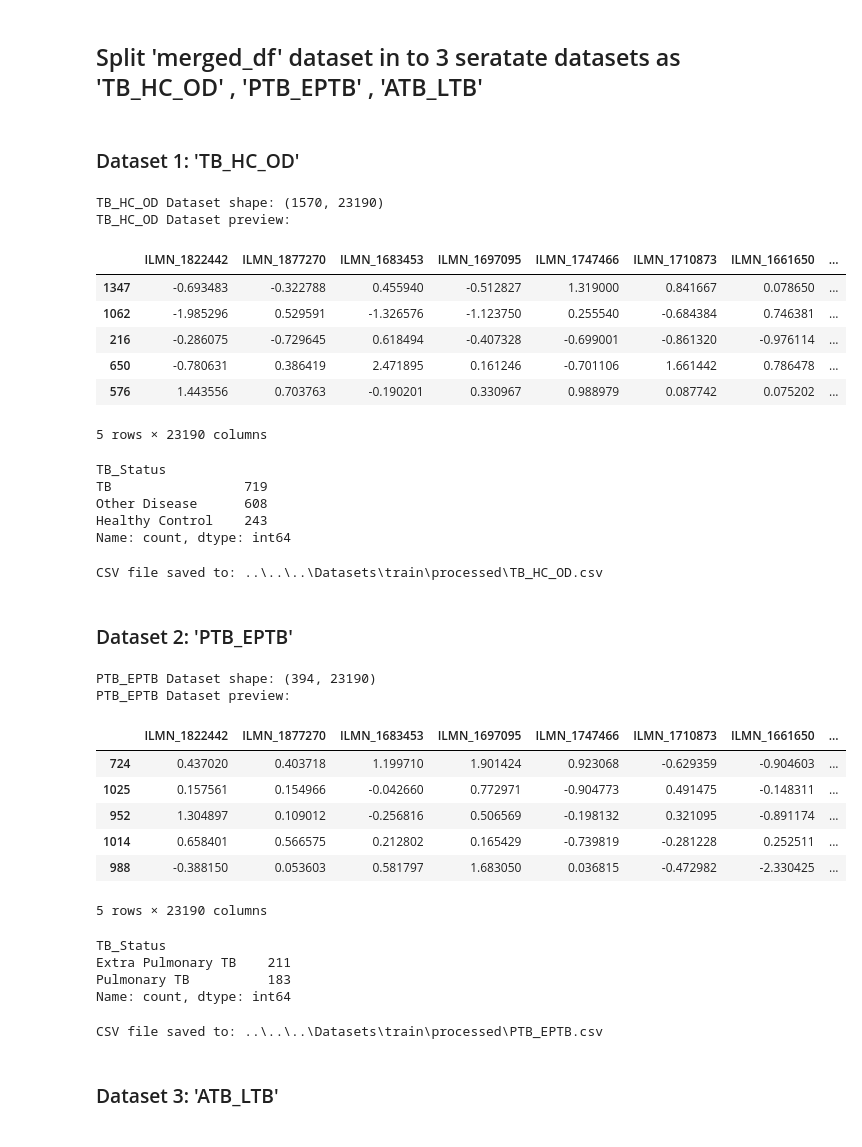
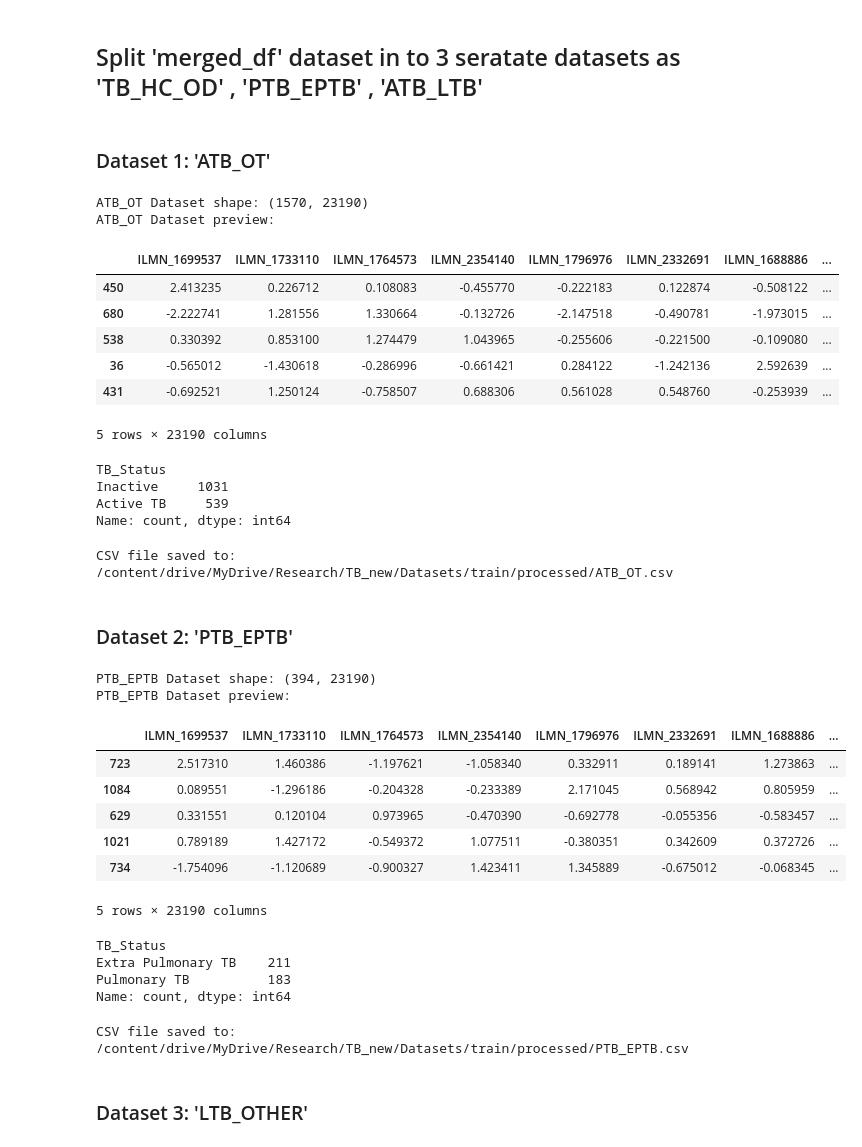
Before and after one commit to Nuwantha97/TB_Research_new, a Jupyter notebook: 1. preprocessing/train/Datasets_preparation.ipynb, the cells around one changed output. Saved outputs shown, nothing was run; the diff lists cells and outputs as text; code cells hidden in the pictures.

Commit message:
update paths and change data sets

```diff
--- a/1. preprocessing/train/Datasets_preparation.ipynb
+++ b/1. preprocessing/train/Datasets_preparation.ipynb
@@ -7,14 +13,14 @@ import pandas as pd
 from sklearn.preprocessing import StandardScaler
 # %%
 # Dataset 1: processed_dataset1
-df1 = pd.read_csv(r'..\..\..\Datasets\train\processed\processed_dataset1.csv')
+df1 = pd.read_csv(r'/content/drive/MyDrive/Research/TB_new/Datasets/train/processed/processed_dataset1.csv')
 # Dataset 2: processed_dataset2
-df2 = pd.read_csv(r'..\..\..\Datasets\train\processed\processed_dataset2.csv')
+df2 = pd.read_csv(r'/content/drive/MyDrive/Research/TB_new/Datasets/train/processed/processed_dataset2.csv')
 # Dataset 3: processed_dataset3
-df3 = pd.read_csv(r'..\..\..\Datasets\train\processed\processed_dataset3.csv')
+df3 = pd.read_csv(r'/content/drive/MyDrive/Research/TB_new/Datasets/train/processed/processed_dataset3.csv')
 # Dataset 4: processed_dataset4
-df4 = pd.read_csv(r'..\..\..\Datasets\train\processed\processed_dataset4.csv')
+df4 = pd.read_csv(r'/content/drive/MyDrive/Research/TB_new/Datasets/train/processed/processed_dataset4.csv')
 # Dataset 5: processed_dataset5
-df5 = pd.read_csv(r'..\..\..\Datasets\train\processed\processed_dataset5.csv')
+df5 = pd.read_csv(r'/content/drive/MyDrive/Research/TB_new/Datasets/train/processed/processed_dataset5.csv')
 # %% [markdown]
 ## Identify and Keep Common Genes (Features) Across All Datasets
@@ -73,48 +103,51 @@ Series([], dtype: int64)
 # %% [markdown]
 ## Split 'merged_df' dataset in to 3 seratate datasets as 'TB_HC_OD' , 'PTB_EPTB' , 'ATB_LTB'
 # %% [markdown]
-### Dataset 1: 'TB_HC_OD'
+### Dataset 1: 'ATB_OT'
 # %%
 # Dataset 1: 'TB_HC_OD'
 # Replace 'Active TB', 'Latent TB', 'Pulmonary TB', and 'Extra Pulmonary TB' with 'TB' in 'TB_Status'
-TB_HC_OD = merged_df.copy()
-TB_HC_OD['TB_Status'] = TB_HC_OD['TB_Status'].replace(
-    ['Active TB', 'Latent TB', 'Pulmonary TB', 'Extra Pulmonary TB'], 'TB'
+ATB_OT = merged_df.copy()
+ATB_OT['TB_Status'] = ATB_OT['TB_Status'].replace(
+    ['Active TB', 'Pulmonary TB', 'Extra Pulmonary TB', 'TB'], 'Active TB'
 )
+
+ATB_OT['TB_Status'] = ATB_OT['TB_Status'].replace(
+    ['Latent TB', 'Other Disease', 'Healthy Control'], 'Inactive'
+)
 # %%
 # Verifying the shape and preview of each dataset
-print("TB_HC_OD Dataset shape:", TB_HC_OD.shape)
-print("TB_HC_OD Dataset preview:\n")
-TB_HC_OD.sample(5)
+print("ATB_OT Dataset shape:", ATB_OT.shape)
+print("ATB_OT Dataset preview:\n")
+ATB_OT.sample(5)
 # %% [output]
-TB_HC_OD Dataset shape: (1570, 23190)
-TB_HC_OD Dataset preview:
+ATB_OT Dataset shape: (1570, 23190)
+ATB_OT Dataset preview:
-|  | ILMN_1822442 | ILMN_1877270 | ILMN_1683453 | ILMN_1697095 | ILMN_1747466 | ILMN_1710873 | ILMN_1661650 | ... |
-| 1347 | -0.693483 | -0.322788 | 0.455940 | -0.512827 | 1.319000 | 0.841667 | 0.078650 | ... |
-| 1062 | -1.985296 | 0.529591 | -1.326576 | -1.123750 | 0.255540 | -0.684384 | 0.746381 | ... |
-| 216 | -0.286075 | -0.729645 | 0.618494 | -0.407328 | -0.699001 | -0.861320 | -0.976114 | ... |
-| 650 | -0.780631 | 0.386419 | 2.471895 | 0.161246 | -0.701106 | 1.661442 | 0.786478 | ... |
-| 576 | 1.443556 | 0.703763 | -0.190201 | 0.330967 | 0.988979 | 0.087742 | 0.075202 | ... |
+|  | ILMN_1699537 | ILMN_1733110 | ILMN_1764573 | ILMN_2354140 | ILMN_1796976 | ILMN_2332691 | ILMN_1688886 | ... |
+| 450 | 2.413235 | 0.226712 | 0.108083 | -0.455770 | -0.222183 | 0.122874 | -0.508122 | ... |
+| 680 | -2.222741 | 1.281556 | 1.330664 | -0.132726 | -2.147518 | -0.490781 | -1.973015 | ... |
+| 538 | 0.330392 | 0.853100 | 1.274479 | 1.043965 | -0.255606 | -0.221500 | -0.109080 | ... |
+| 36 | -0.565012 | -1.430618 | -0.286996 | -0.661421 | 0.284122 | -1.242136 | 2.592639 | ... |
+| 431 | -0.692521 | 1.250124 | -0.758507 | 0.688306 | 0.561028 | 0.548760 | -0.253939 | ... |
 5 rows × 23190 columns
 # %%
 # Get the number of occurrences for each class in the 'TB_Status' column
-class_counts = TB_HC_OD['TB_Status'].value_counts()
+class_counts = ATB_OT['TB_Status'].value_counts()
 
 # Display the class counts
 print(class_counts)
 # %% [output]
 TB_Status
-TB                 719
-Other Disease      608
-Healthy Control    243
+Inactive     1031
+Active TB     539
 Name: count, dtype: int64
 # %%
 # Save the DataFrame as a CSV file
-output_csv_path = r'..\..\..\Datasets\train\processed\TB_HC_OD.csv'
-TB_HC_OD.to_csv(output_csv_path, index=False)
+output_csv_path = r'/content/drive/MyDrive/Research/TB_new/Datasets/train/processed/ATB_OT.csv'
+ATB_OT.to_csv(output_csv_path, index=False)
 print("CSV file saved to:", output_csv_path)
 # %% [output]
-CSV file saved to: ..\..\..\Datasets\train\processed\TB_HC_OD.csv
+CSV file saved to: /content/drive/MyDrive/Research/TB_new/Datasets/train/processed/ATB_OT.csv
 # %% [markdown]
 ### Dataset 2: 'PTB_EPTB'
 # %%
@@ -128,12 +161,12 @@ PTB_EPTB.sample(5)
 # %% [output]
 PTB_EPTB Dataset shape: (394, 23190)
 PTB_EPTB Dataset preview:
-|  | ILMN_1822442 | ILMN_1877270 | ILMN_1683453 | ILMN_1697095 | ILMN_1747466 | ILMN_1710873 | ILMN_1661650 | ... |
-| 724 | 0.437020 | 0.403718 | 1.199710 | 1.901424 | 0.923068 | -0.629359 | -0.904603 | ... |
-| 1025 | 0.157561 | 0.154966 | -0.042660 | 0.772971 | -0.904773 | 0.491475 | -0.148311 | ... |
-| 952 | 1.304897 | 0.109012 | -0.256816 | 0.506569 | -0.198132 | 0.321095 | -0.891174 | ... |
-| 1014 | 0.658401 | 0.566575 | 0.212802 | 0.165429 | -0.739819 | -0.281228 | 0.252511 | ... |
-| 988 | -0.388150 | 0.053603 | 0.581797 | 1.683050 | 0.036815 | -0.472982 | -2.330425 | ... |
+|  | ILMN_1699537 | ILMN_1733110 | ILMN_1764573 | ILMN_2354140 | ILMN_1796976 | ILMN_2332691 | ILMN_1688886 | ... |
+| 723 | 2.517310 | 1.460386 | -1.197621 | -1.058340 | 0.332911 | 0.189141 | 1.273863 | ... |
+| 1084 | 0.089551 | -1.296186 | -0.204328 | -0.233389 | 2.171045 | 0.568942 | 0.805959 | ... |
+| 629 | 0.331551 | 0.120104 | 0.973965 | -0.470390 | -0.692778 | -0.055356 | -0.583457 | ... |
+| 1021 | 0.789189 | 1.427172 | -0.549372 | 1.077511 | -0.380351 | 0.342609 | 0.372726 | ... |
+| 734 | -1.754096 | -1.120689 | -0.900327 | 1.423411 | 1.345889 | -0.675012 | -0.068345 | ... |
 5 rows × 23190 columns
 # %%
 # Get the number of occurrences for each class in the 'TB_Status' column
@@ -148,12 +181,12 @@ Pulmonary TB          183
 Name: count, dtype: int64
 # %%
 # Save the DataFrame as a CSV file
-output_csv_path = r'..\..\..\Datasets\train\processed\PTB_EPTB.csv'
+output_csv_path = r'/content/drive/MyDrive/Research/TB_new/Datasets/train/processed/PTB_EPTB.csv'
 PTB_EPTB.to_csv(output_csv_path, index=False)
 print("CSV file saved to:", output_csv_path)
 # %% [output]
-CSV file saved to: ..\..\..\Datasets\train\processed\PTB_EPTB.csv
+CSV file saved to: /content/drive/MyDrive/Research/TB_new/Datasets/train/processed/PTB_EPTB.csv
 # %% [markdown]
-### Dataset 3: 'ATB_LTB'
+### Dataset 3: 'LTB_OTHER'
 # %%
 # Dataset 3: 'ATB_LTB' - only rows where TB_Status is 'Latent TB' or 'Active TB'
```
Also changed, not shown: parts of 9 cells of this notebook.
